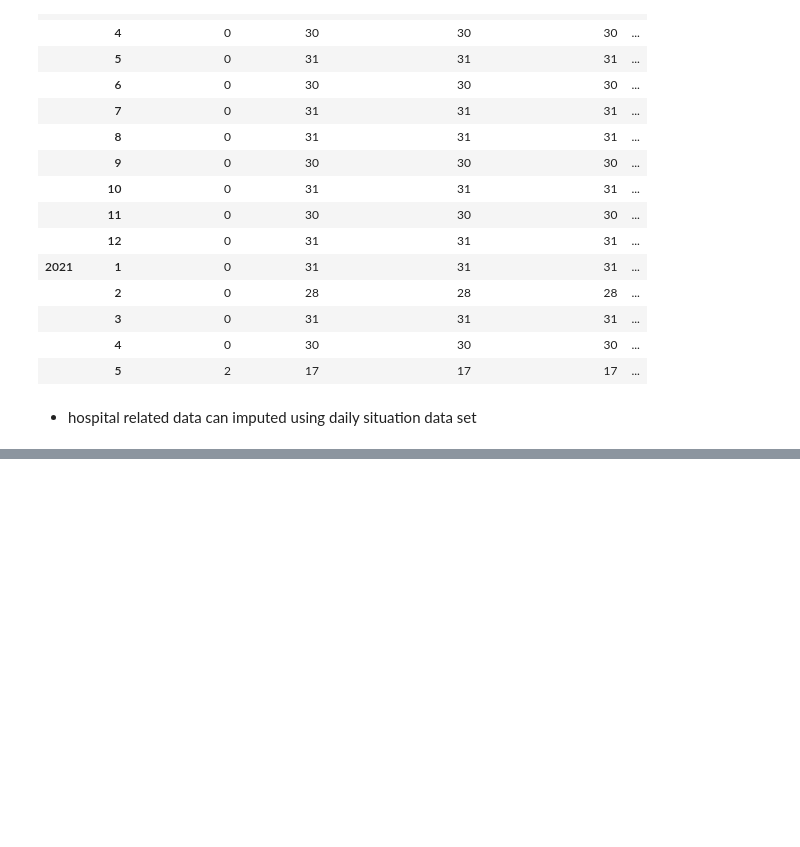
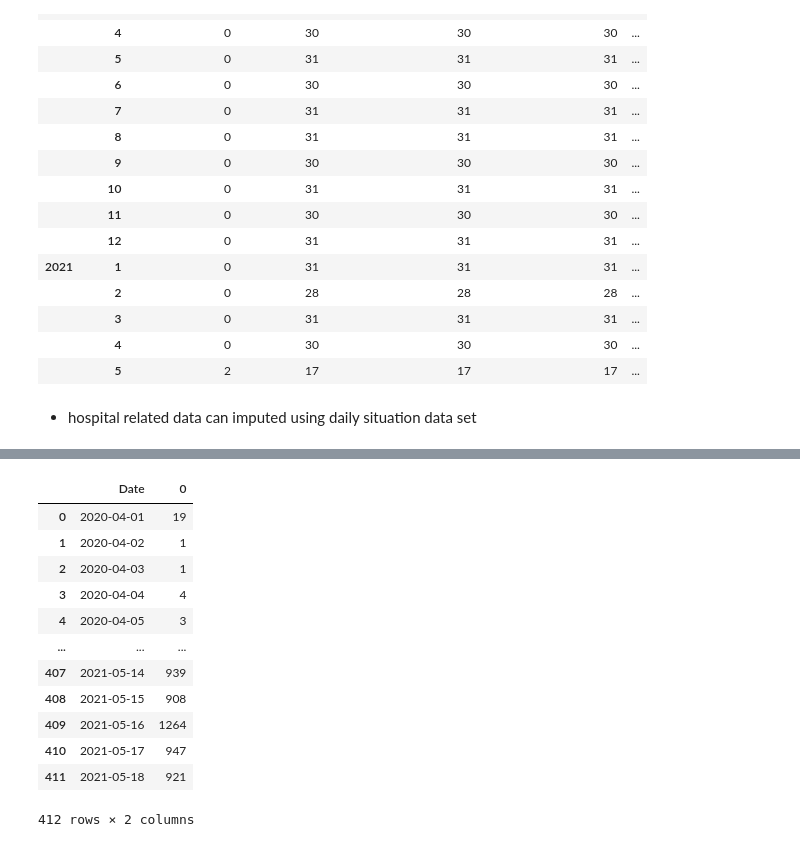
Before and after one commit to ashen007/SL_COVID_analysis, a Jupyter notebook: notebooks/case_data_analysis.ipynb, the cells around one changed output, grey strips where cells are left out. Saved outputs shown, nothing was run; the diff lists cells and outputs as text; code cells hidden in the pictures; blank space fills up the shorter version.

```diff
--- a/notebooks/case_data_analysis.ipynb
+++ b/notebooks/case_data_analysis.ipynb
@@ -465,0 +483,20 @@ na_mask.groupby(by=['year', 'month'])[sl_full.columns[sl_full.isna().sum() > 0]]
+# %%
+daily_situation['Date'] = pd.to_datetime(daily_situation['Date'])
+hospitalized_patients = np.abs(daily_situation['Number inward as at today-10 am'] - daily_situation[
+    'Number inward as at yesterday-10 am'])
+hospitalized_patients = pd.concat([daily_situation['Date'], hospitalized_patients], axis=1)
+hospitalized_patients
+# %% [output]
+|  | Date | 0 |
+| 0 | 2020-04-01 | 19 |
+| 1 | 2020-04-02 | 1 |
+| 2 | 2020-04-03 | 1 |
+| 3 | 2020-04-04 | 4 |
+| 4 | 2020-04-05 | 3 |
+| ... | ... | ... |
+| 407 | 2021-05-14 | 939 |
+| 408 | 2021-05-15 | 908 |
+| 409 | 2021-05-16 | 1264 |
+| 410 | 2021-05-17 | 947 |
+| 411 | 2021-05-18 | 921 |
+412 rows × 2 columns
```
Also changed, not shown: parts of 9 cells of this notebook.
